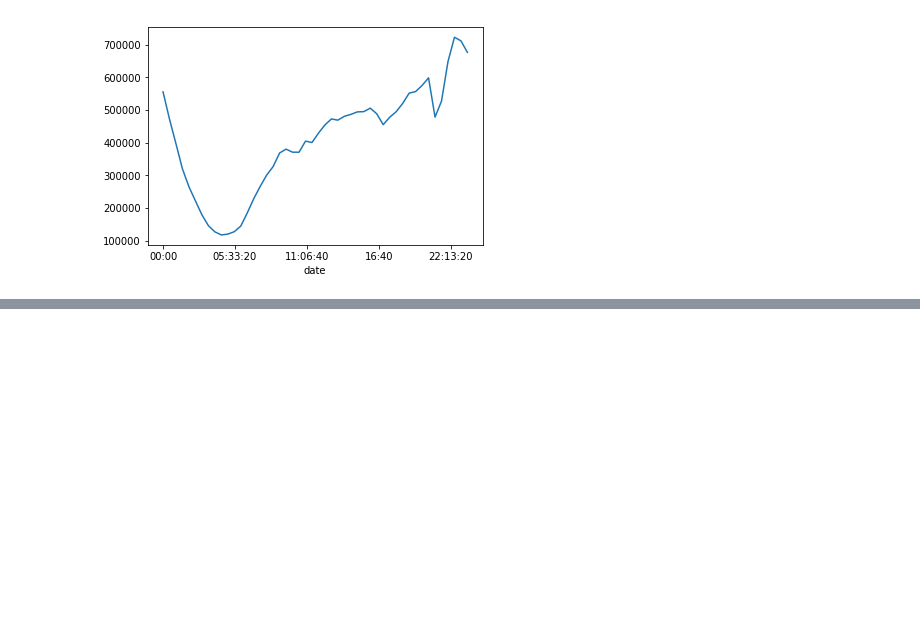
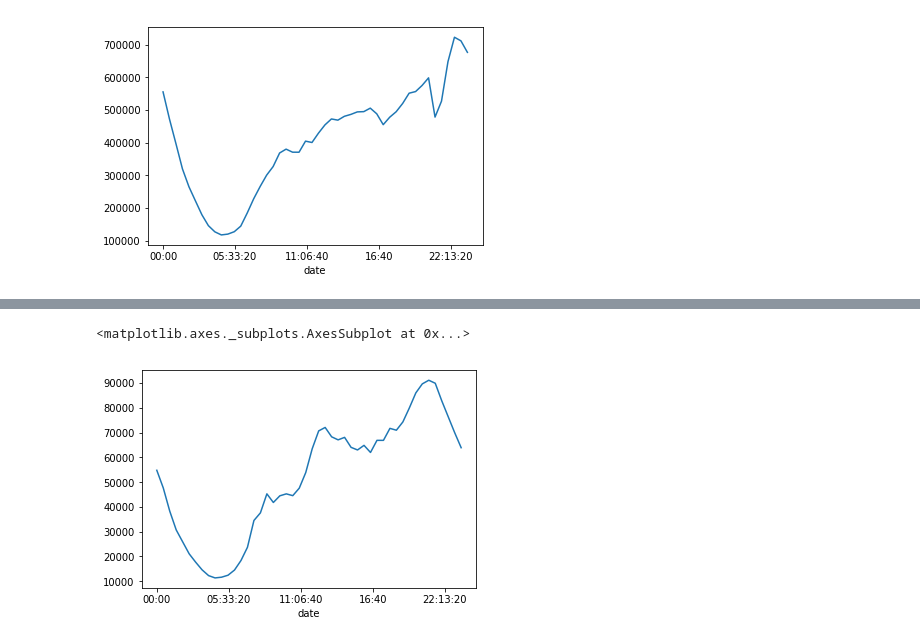
Before and after one commit to MartinRosasSommer/Datos2019, a Jupyter notebook: analisis-LucasOtero.ipynb, the cells around one changed output, grey strips where cells are left out. Cells and saved outputs as stored; diff of their text form; code cells hidden in the pictures; blank space fills up the shorter version.

Commit message:
Counting events for each ip address, gonna do something with that
Signed-off-by: otlucas <lucas.otero@despegar.com>

```diff
--- a/analisis-LucasOtero.ipynb
+++ b/analisis-LucasOtero.ipynb
@@ -166,2 +122,15 @@ installsIn30MinutesPeriods.plot()
 # %%
 #Es importante que la brecha entre clicks y auctions sea baja para que rinda más el dinero invertido
+# %%
+events["date"] = pd.to_datetime(events["date"], utc=True)
+# %%
+events["date"] = events["date"].dt.tz_convert("America/Buenos_Aires")
+# %%
+events["date"] = pd.to_datetime(events["date"]).dt.floor('30T').dt.time
+# %%
+eventsIn30MinutesPeriods = events.groupby(["date"])["date"].count()
+# %%
+eventsIn30MinutesPeriods.plot()
+# %% [output]
+<matplotlib.axes._subplots.AxesSubplot at 0x...>
+[figure, added]
```
Also changed, not shown: parts of 16 cells of this notebook.
